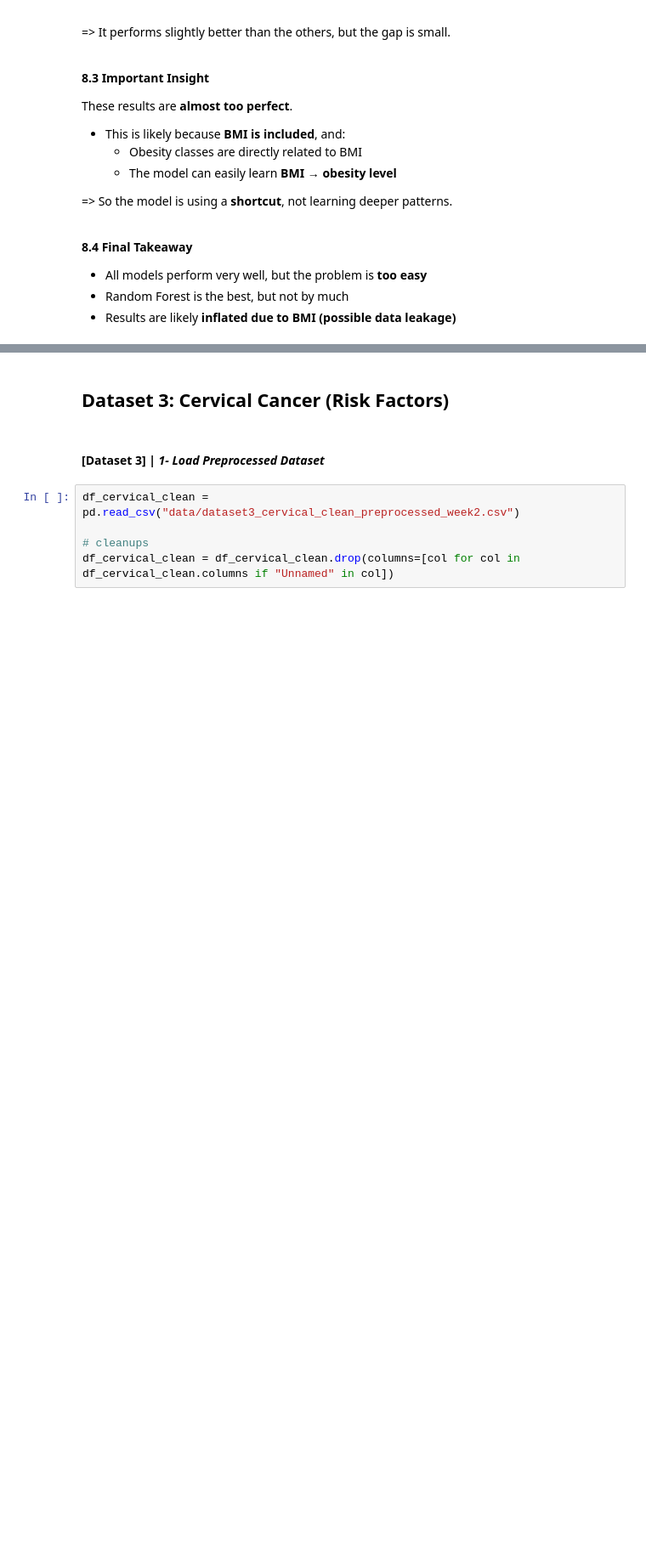
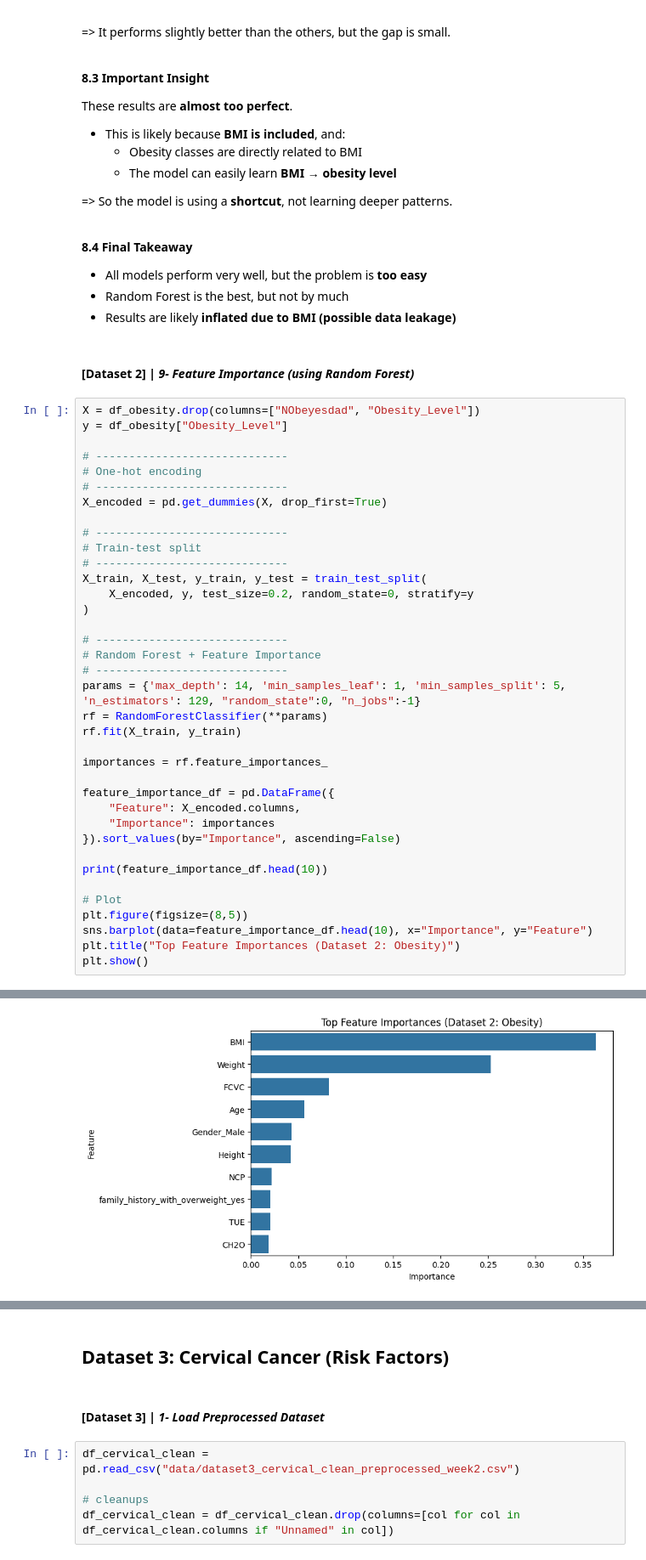
Before and after one commit to jasser-dh/Module-B-semester-2, a Jupyter notebook: OMDS-ModB2-Week11-Dhaouadi-Jasser.ipynb, the cells around one changed output, grey strips where cells are left out. Shown at 85% size. Cells and saved outputs as stored; diff of their text form; blank space fills up the shorter version.

```diff
--- a/OMDS-ModB2-Week11-Dhaouadi-Jasser.ipynb
+++ b/OMDS-ModB2-Week11-Dhaouadi-Jasser.ipynb
@@ -865,3 +961,43 @@ These results are **almost too perfect**.
 - All models perform very well, but the problem is **too easy**
 - Random Forest is the best, but not by much
 - Results are likely **inflated due to BMI (possible data leakage)**
+# %% [markdown]
+#### [Dataset 2] | *9- Feature Importance (using Random Forest)*
+# %%
+X = df_obesity.drop(columns=["NObeyesdad", "Obesity_Level"])
+y = df_obesity["Obesity_Level"]
+
+# -----------------------------
+# One-hot encoding
+# -----------------------------
+X_encoded = pd.get_dummies(X, drop_first=True)
+
+# -----------------------------
+# Train-test split
+# -----------------------------
+X_train, X_test, y_train, y_test = train_test_split(
+    X_encoded, y, test_size=0.2, random_state=0, stratify=y
+)
+
+# -----------------------------
+# Random Forest + Feature Importance
+# -----------------------------
+params = {'max_depth': 14, 'min_samples_leaf': 1, 'min_samples_split': 5, 'n_estimators': 129, "random_state":0, "n_jobs":-1}
+rf = RandomForestClassifier(**params)
+rf.fit(X_train, y_train)
+
+importances = rf.feature_importances_
+
+feature_importance_df = pd.DataFrame({
+    "Feature": X_encoded.columns,
+    "Importance": importances
+}).sort_values(by="Importance", ascending=False)
+
+print(feature_importance_df.head(10))
+
+# Plot
+plt.figure(figsize=(8,5))
+sns.barplot(data=feature_importance_df.head(10), x="Importance", y="Feature")
+plt.title("Top Feature Importances (Dataset 2: Obesity)")
+plt.show()
+# %% [output]
@@ -867,0 +1015 @@ These results are **almost too perfect**.
+[figure, added]
```
Also changed, not shown: parts of 8 cells of this notebook.
